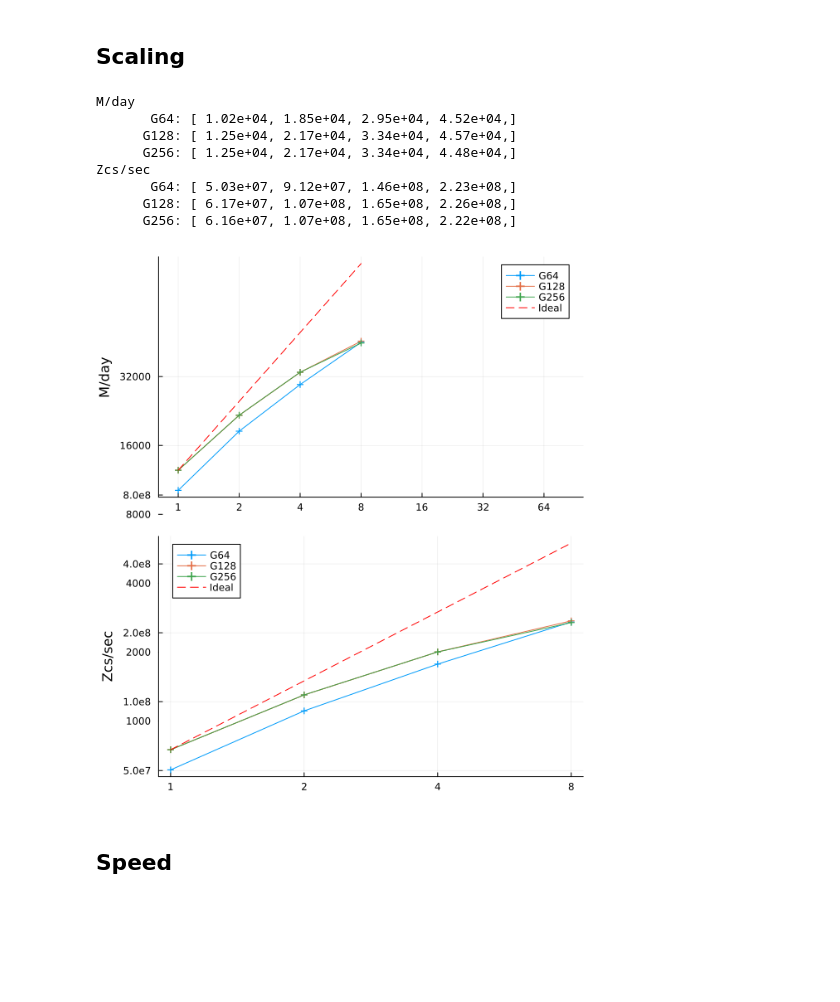
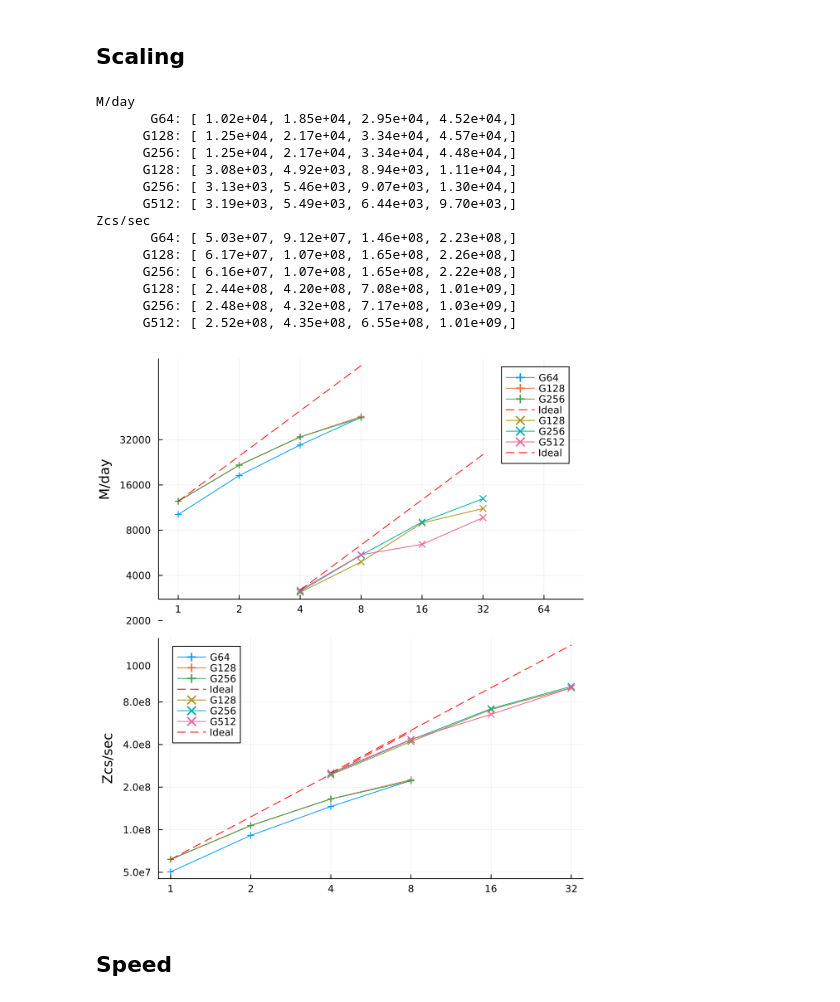
Before and after one commit to lwJi/ETK-Scaling-Tests, a Jupyter notebook: frontier/ipynb/magTOV.ipynb, the cells around one changed output. Cells and saved outputs as stored; diff of their text form; code cells hidden in the pictures; blank space fills up the shorter version.

```diff
--- a/frontier/ipynb/magTOV.ipynb
+++ b/frontier/ipynb/magTOV.ipynb
@@ -15,12 +15,12 @@ let patt_dirss = [
             (r"Cow_UNI_G128-N\d+-MPI\d+_r0000", "G128"),
             (r"Cow_UNI_G256-N\d+-MPI\d+_r0000", "G256"),
         ], "../data/magTOV/magTOV-n256", :cross),
-        #([
-        #    (r"Cow_UNI_G64-N\d+-MPI\d+_r0000", "G64"),
-        #    (r"Cow_UNI_G128-N\d+-MPI\d+_r0000", "G128"),
-        #    (r"Cow_UNI_G256-N\d+-MPI\d+_r0000", "G256"),
-        #    (r"Cow_UNI_G512-N\d+-MPI\d+_r0000", "G512"),
-        #], "../data/magTOV/magTOV-n512", :xcross),
+        ([
+            #(r"Cow_UNI_G64-N\d+-MPI\d+_r0000", "G64"),
+            (r"Cow_UNI_G128-N\d+-MPI\d+_r0000", "G128"),
+            (r"Cow_UNI_G256-N\d+-MPI\d+_r0000", "G256"),
+            (r"Cow_UNI_G512-N\d+-MPI\d+_r0000", "G512"),
+        ], "../data/magTOV/magTOV-n512", :xcross),
         #([
         #    (r"Cow_UNI_G128-N\d+-MPI\d+_r0000", "G128"),
         #    (r"Cow_UNI_G256-N\d+-MPI\d+_r0000", "G256"),
@@ -32,34 +32,40 @@ let patt_dirss = [
     plt1 = plot(ylabel="M/day", xscale=:log10, yscale=:log10, xlim=(0.8, 100))
     xs = [1, 2, 4, 8, 16, 32, 64]
     xticks!(plt1, xs, [string(n) for n in xs])
     ys = [1000, 2000, 4000, 8000, 16000, 32000]
     yticks!(plt1, ys, [string(n) for n in ys])
     println("M/day")
     Misc.plot_scaling(plt1, patt_dirss; option="TotalComputeTime", is_plot_ideal=true, is_print_value=true)
 
     # Plot Zcs/sec
     plt2 = plot(ylabel="Zcs/sec", xscale=:log10, yscale=:log10)
     xs = [1, 2, 4, 8, 16, 32, 64]
     xticks!(plt2, xs, [string(n) for n in xs])
     ys = [2.5e7, 5e7, 1e8, 2e8, 4e8, 8e8]
     yticks!(plt2, ys, [string(n) for n in ys])
     println("Zcs/sec")
     Misc.plot_scaling(plt2, patt_dirss; option="ZcsPerSecond", is_plot_ideal=true, is_print_value=true)
 
     # Sum
     plt = plot(plt1, plt2, layout=(2,1), size = (600, 675))
     display(plt)
 end
 # %% [output]
 M/day
        G64: [ 1.02e+04, 1.85e+04, 2.95e+04, 4.52e+04,]
       G128: [ 1.25e+04, 2.17e+04, 3.34e+04, 4.57e+04,]
       G256: [ 1.25e+04, 2.17e+04, 3.34e+04, 4.48e+04,]
+      G128: [ 3.08e+03, 4.92e+03, 8.94e+03, 1.11e+04,]
+      G256: [ 3.13e+03, 5.46e+03, 9.07e+03, 1.30e+04,]
+      G512: [ 3.19e+03, 5.49e+03, 6.44e+03, 9.70e+03,]
 Zcs/sec
        G64: [ 5.03e+07, 9.12e+07, 1.46e+08, 2.23e+08,]
       G128: [ 6.17e+07, 1.07e+08, 1.65e+08, 2.26e+08,]
       G256: [ 6.16e+07, 1.07e+08, 1.65e+08, 2.22e+08,]
+      G128: [ 2.44e+08, 4.20e+08, 7.08e+08, 1.01e+09,]
+      G256: [ 2.48e+08, 4.32e+08, 7.17e+08, 1.03e+09,]
+      G512: [ 2.52e+08, 4.35e+08, 6.55e+08, 1.01e+09,]
-[figure, old version]
+[figure, new version]
 # %% [markdown]
 ## Speed
 # %%
```
Also changed, not shown: parts of 2 cells of this notebook.
